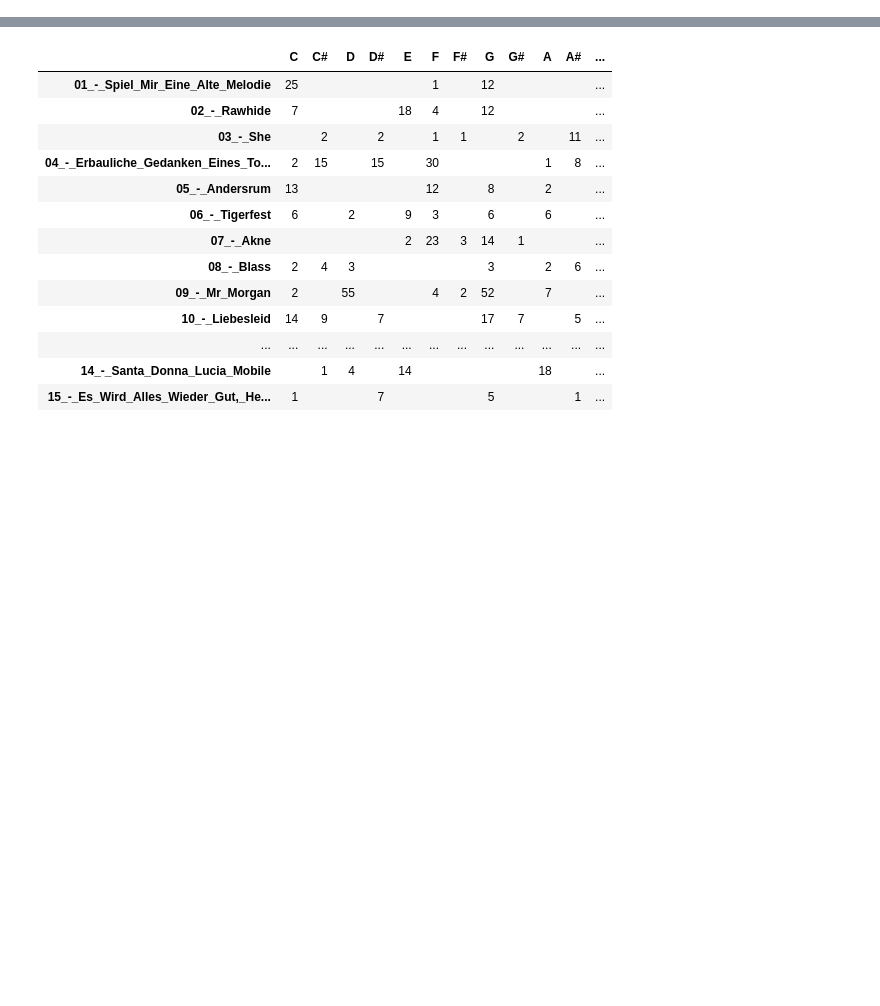
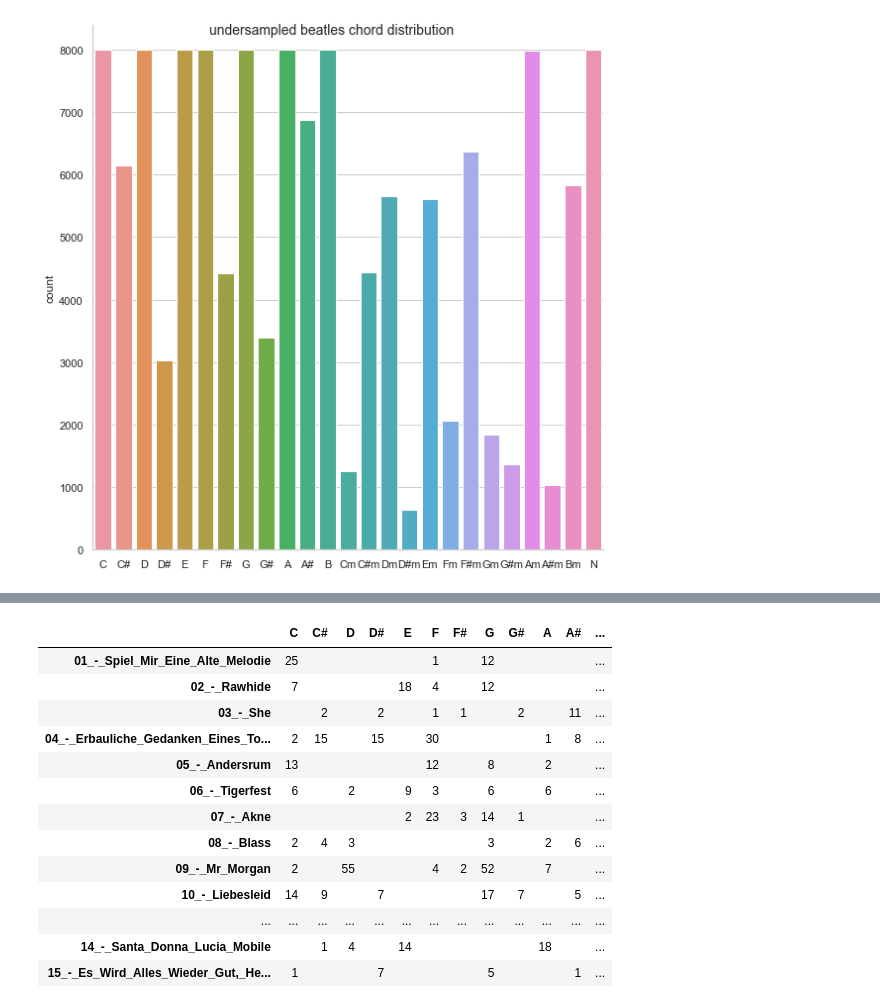
Before and after one commit to discort/chord-recognition, a Jupyter notebook: chords_analysis.ipynb, the cells around one changed output, grey strips where cells are left out. Cells and saved outputs as stored; diff of their text form; code cells hidden in the pictures; blank space fills up the shorter version.

```diff
--- a/chords_analysis.ipynb
+++ b/chords_analysis.ipynb
@@ -28,0 +51,18 @@ The autoreload extension is already loaded. To reload it, use:
+# %%
+sampling_strategy = {
+    0: 8000,
+    2: 8000,
+    4: 8000,
+    5: 8000,
+    7: 8000,
+    9: 8000,
+    11: 8000,
+    24: 8000,
+}
+_, by = undersample_dataset(dataset, sampling_strategy, random_state=11)
+plot_dataset(
+    values=by,
+    labels=dataset.chord_labels,
+    title='undersampled beatles chord distribution')
+# %% [output]
+[figure, added]
```
Also changed, not shown: parts of 15 cells of this notebook, 19 other files.
